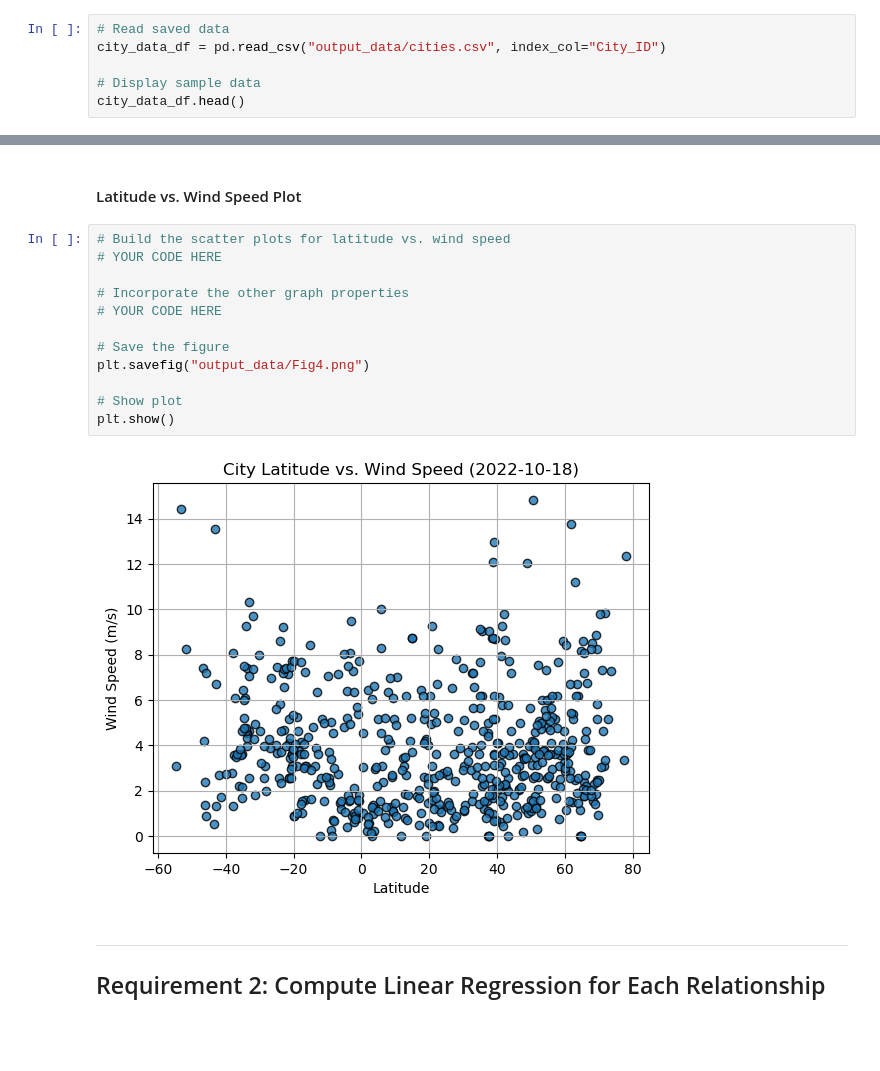
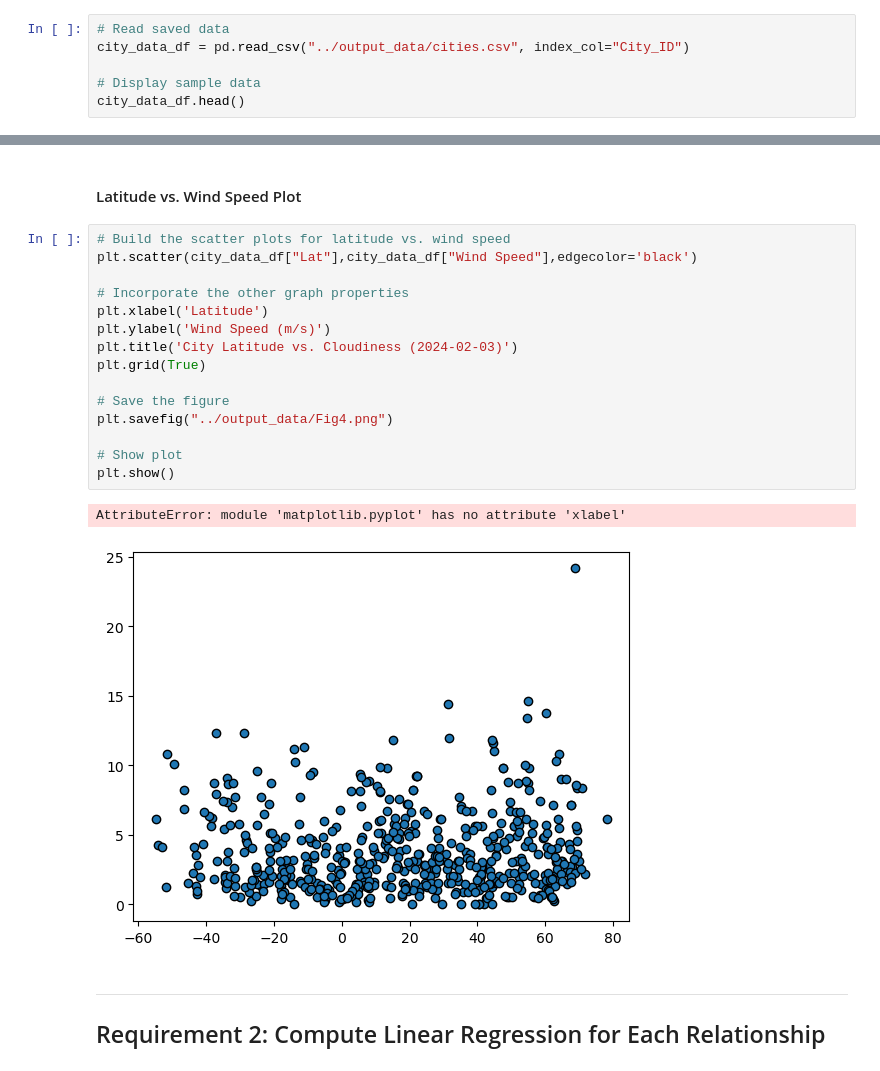
Before and after one commit to JCovarrubias236/python-api-challenge, a Jupyter notebook: Starter_Code/starter_code/WeatherPy.ipynb, the cells around one changed output, grey strips where cells are left out. Saved outputs shown, nothing was run; the diff lists cells and outputs as text; blank space fills up the shorter version.

```diff
--- a/Starter_Code/starter_code/WeatherPy.ipynb
+++ b/Starter_Code/starter_code/WeatherPy.ipynb
@@ -172,6 +196,6 @@ city_data_df.to_csv("output_data/cities.csv", index_label="City_ID")
 # %%
 # Read saved data
-city_data_df = pd.read_csv("output_data/cities.csv", index_col="City_ID")
+city_data_df = pd.read_csv("../output_data/cities.csv", index_col="City_ID")
 
 # Display sample data
 city_data_df.head()
@@ -237,18 +273,22 @@ plt.show()
 #### Latitude vs. Wind Speed Plot
 # %%
 # Build the scatter plots for latitude vs. wind speed
-# YOUR CODE HERE
+plt.scatter(city_data_df["Lat"],city_data_df["Wind Speed"],edgecolor='black')
 
 # Incorporate the other graph properties
-# YOUR CODE HERE
+plt.xlabel('Latitude')
+plt.ylabel('Wind Speed (m/s)')
+plt.title('City Latitude vs. Cloudiness (2024-02-03)')
+plt.grid(True)
 
 # Save the figure
-plt.savefig("output_data/Fig4.png")
+plt.savefig("../output_data/Fig4.png")
 
 # Show plot
 plt.show()
 # %% [output]
+AttributeError: module 'matplotlib.pyplot' has no attribute 'xlabel'
-[figure, old version]
+[figure, new version]
 # %% [markdown]
 ---
 
```
Also changed, not shown: parts of 11 cells of this notebook, 2 other files.
